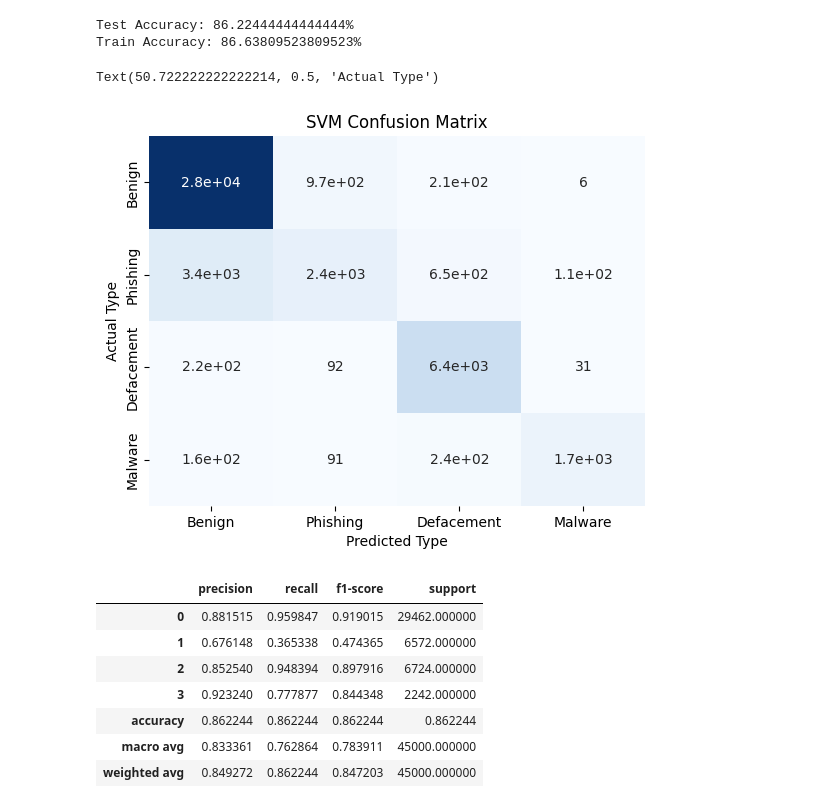
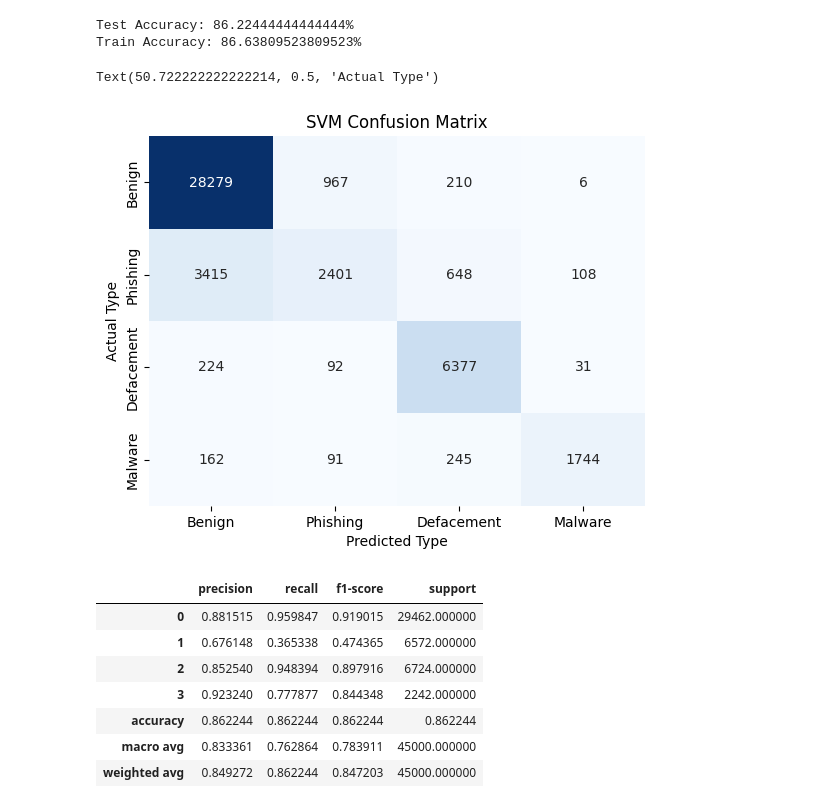
Before and after one commit to jfantab/lexical_analysis_urls, a Jupyter notebook: alao_vector_analysis.ipynb, the cells around one changed output. Drawn from its saved outputs; the diff is of its cells as text; code cells hidden in the pictures.

```diff
--- a/alao_vector_analysis.ipynb
+++ b/alao_vector_analysis.ipynb
@@ -378,15 +378,15 @@ if not loaded_svm_model:
 # %%
 cm_svm = confusion_matrix(y_test, y_pred)
 # %%
-sns.heatmap(cm_svm, cmap="Blues", cbar=False, annot=True)
+sns.heatmap(cm_svm, cmap="Blues", cbar=False, annot=True, fmt='.0f')
 plt.xticks(np.arange(4) + 0.5, ["Benign", "Phishing", "Defacement", "Malware"])
 plt.yticks(np.arange(4) + 0.5, ["Benign", "Phishing", "Defacement", "Malware"])
 plt.title("SVM Confusion Matrix")
 plt.xlabel("Predicted Type")
 plt.ylabel("Actual Type")
 # %% [output]
 Text(50.722222222222214, 0.5, 'Actual Type')
-[figure, old version]
+[figure, new version]
 # %%
 # 0 = Benign
 # 1 = Phishing
```
Also changed, not shown: parts of 4 cells of this notebook, 1 other file.
